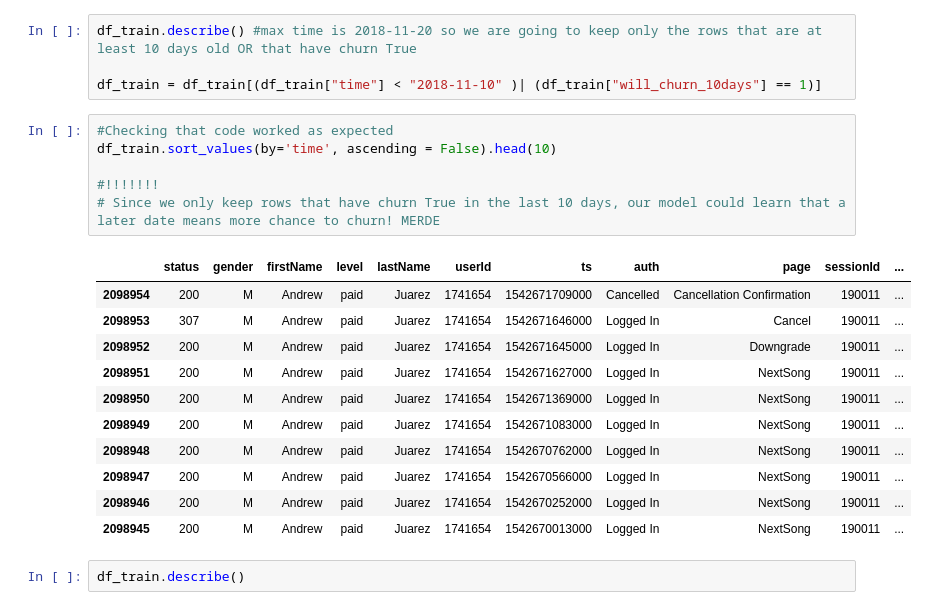
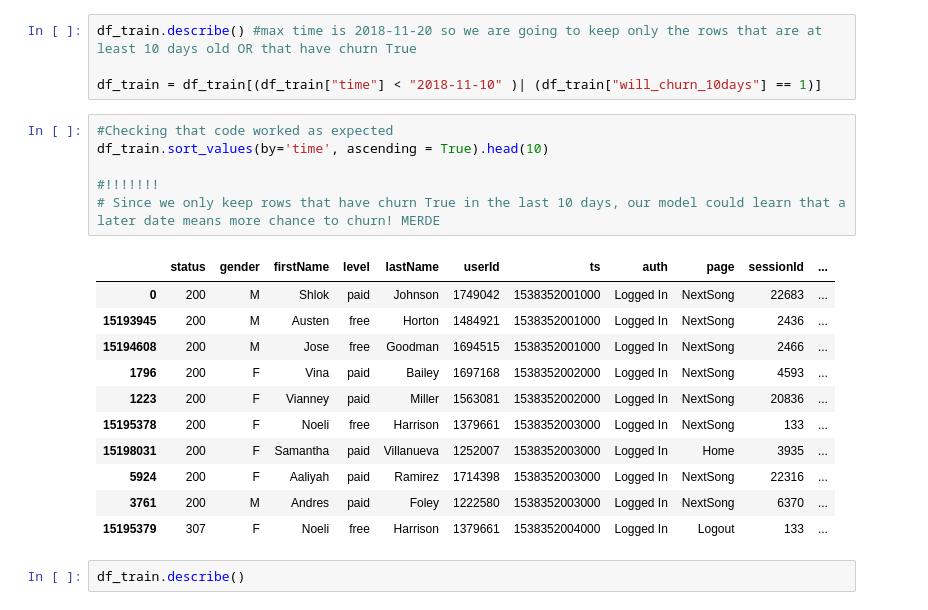
Before and after one commit to MaximilienLuc/Churn-prediction, a Jupyter notebook: Olivier.ipynb, the cells around one changed output. Saved outputs shown, nothing was run; the diff lists cells and outputs as text.

```diff
--- a/Olivier.ipynb
+++ b/Olivier.ipynb
@@ -53,22 +75,22 @@ df_train.describe() #max time is 2018-11-20 so we are going to keep only the row
 df_train = df_train[(df_train["time"] < "2018-11-10" )| (df_train["will_churn_10days"] == 1)]
 # %%
 #Checking that code worked as expected
-df_train.sort_values(by='time', ascending = False).head(10)
+df_train.sort_values(by='time', ascending = True).head(10)
 
 #!!!!!!!
 # Since we only keep rows that have churn True in the last 10 days, our model could learn that a later date means more chance to churn! MERDE
 # %% [output]
 |  | status | gender | firstName | level | lastName | userId | ts | auth | page | sessionId | ... |
-| 2098954 | 200 | M | Andrew | paid | Juarez | 1741654 | 1542671709000 | Cancelled | Cancellation Confirmation | 190011 | ... |
-| 2098953 | 307 | M | Andrew | paid | Juarez | 1741654 | 1542671646000 | Logged In | Cancel | 190011 | ... |
-| 2098952 | 200 | M | Andrew | paid | Juarez | 1741654 | 1542671645000 | Logged In | Downgrade | 190011 | ... |
-| 2098951 | 200 | M | Andrew | paid | Juarez | 1741654 | 1542671627000 | Logged In | NextSong | 190011 | ... |
-| 2098950 | 200 | M | Andrew | paid | Juarez | 1741654 | 1542671369000 | Logged In | NextSong | 190011 | ... |
-| 2098949 | 200 | M | Andrew | paid | Juarez | 1741654 | 1542671083000 | Logged In | NextSong | 190011 | ... |
-| 2098948 | 200 | M | Andrew | paid | Juarez | 1741654 | 1542670762000 | Logged In | NextSong | 190011 | ... |
-| 2098947 | 200 | M | Andrew | paid | Juarez | 1741654 | 1542670566000 | Logged In | NextSong | 190011 | ... |
-| 2098946 | 200 | M | Andrew | paid | Juarez | 1741654 | 1542670252000 | Logged In | NextSong | 190011 | ... |
-| 2098945 | 200 | M | Andrew | paid | Juarez | 1741654 | 1542670013000 | Logged In | NextSong | 190011 | ... |
+| 0 | 200 | M | Shlok | paid | Johnson | 1749042 | 1538352001000 | Logged In | NextSong | 22683 | ... |
+| 15193945 | 200 | M | Austen | free | Horton | 1484921 | 1538352001000 | Logged In | NextSong | 2436 | ... |
+| 15194608 | 200 | M | Jose | free | Goodman | 1694515 | 1538352001000 | Logged In | NextSong | 2466 | ... |
+| 1796 | 200 | F | Vina | paid | Bailey | 1697168 | 1538352002000 | Logged In | NextSong | 4593 | ... |
+| 1223 | 200 | F | Vianney | paid | Miller | 1563081 | 1538352002000 | Logged In | NextSong | 20836 | ... |
+| 15195378 | 200 | F | Noeli | free | Harrison | 1379661 | 1538352003000 | Logged In | NextSong | 133 | ... |
+| 15198031 | 200 | F | Samantha | paid | Villanueva | 1252007 | 1538352003000 | Logged In | Home | 3935 | ... |
+| 5924 | 200 | F | Aaliyah | paid | Ramirez | 1714398 | 1538352003000 | Logged In | NextSong | 22316 | ... |
+| 3761 | 200 | M | Andres | paid | Foley | 1222580 | 1538352003000 | Logged In | NextSong | 6370 | ... |
+| 15195379 | 307 | F | Noeli | free | Harrison | 1379661 | 1538352004000 | Logged In | Logout | 133 | ... |
 # %%
 df_train.describe()
 # %% [output]
```
Also changed, not shown: parts of 16 cells of this notebook.
